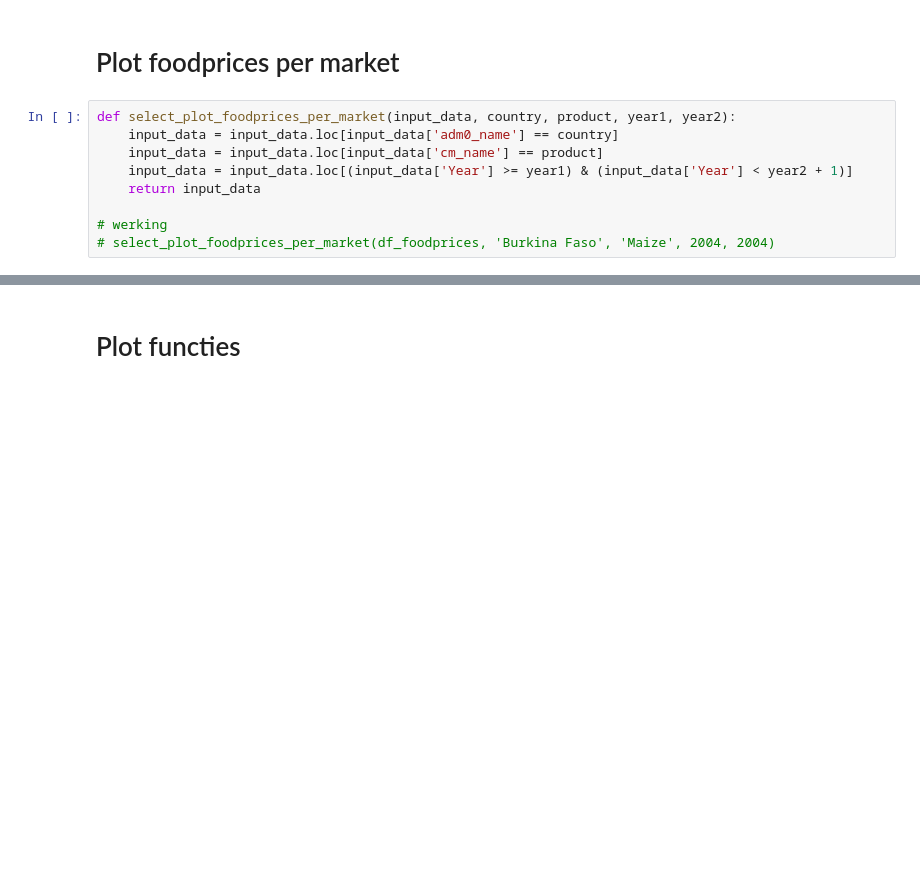
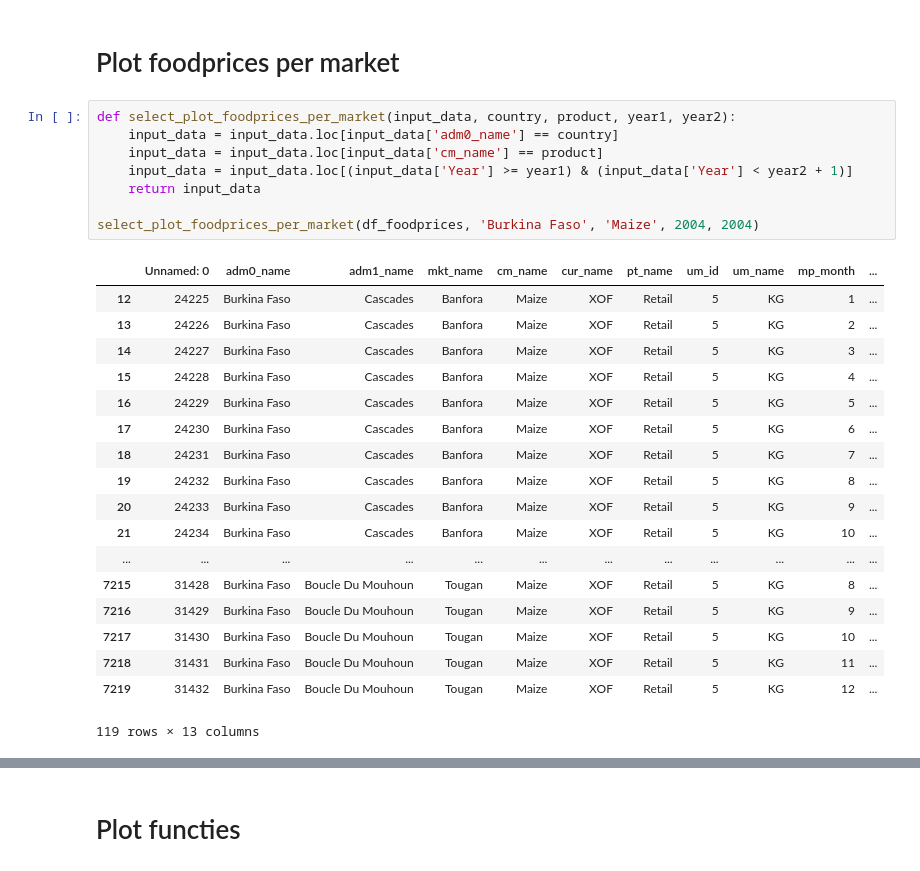
Before and after one commit to Take2001/DataProcessing, a Jupyter notebook: helpfiles/functies_voor_selectief_plotten.ipynb, the cells around one changed output, grey strips where cells are left out. Cells and saved outputs as stored; diff of their text form; blank space fills up the shorter version.

```diff
--- a/helpfiles/functies_voor_selectief_plotten.ipynb
+++ b/helpfiles/functies_voor_selectief_plotten.ipynb
@@ -93,10 +136,28 @@ def select_plot_temperature_and_precipitation(input_data, country, year1, year2)
 # %%
 def select_plot_foodprices_per_market(input_data, country, product, year1, year2):
     input_data = input_data.loc[input_data['adm0_name'] == country]
     input_data = input_data.loc[input_data['cm_name'] == product]
     input_data = input_data.loc[(input_data['Year'] >= year1) & (input_data['Year'] < year2 + 1)]
     return input_data
 
-# werking
-# select_plot_foodprices_per_market(df_foodprices, 'Burkina Faso', 'Maize', 2004, 2004)
+select_plot_foodprices_per_market(df_foodprices, 'Burkina Faso', 'Maize', 2004, 2004)
+# %% [output]
+|  | Unnamed: 0 | adm0_name | adm1_name | mkt_name | cm_name | cur_name | pt_name | um_id | um_name | mp_month | ... |
+| 12 | 24225 | Burkina Faso | Cascades | Banfora | Maize | XOF | Retail | 5 | KG | 1 | ... |
+| 13 | 24226 | Burkina Faso | Cascades | Banfora | Maize | XOF | Retail | 5 | KG | 2 | ... |
+| 14 | 24227 | Burkina Faso | Cascades | Banfora | Maize | XOF | Retail | 5 | KG | 3 | ... |
+| 15 | 24228 | Burkina Faso | Cascades | Banfora | Maize | XOF | Retail | 5 | KG | 4 | ... |
+| 16 | 24229 | Burkina Faso | Cascades | Banfora | Maize | XOF | Retail | 5 | KG | 5 | ... |
+| 17 | 24230 | Burkina Faso | Cascades | Banfora | Maize | XOF | Retail | 5 | KG | 6 | ... |
+| 18 | 24231 | Burkina Faso | Cascades | Banfora | Maize | XOF | Retail | 5 | KG | 7 | ... |
+| 19 | 24232 | Burkina Faso | Cascades | Banfora | Maize | XOF | Retail | 5 | KG | 8 | ... |
+| 20 | 24233 | Burkina Faso | Cascades | Banfora | Maize | XOF | Retail | 5 | KG | 9 | ... |
+| 21 | 24234 | Burkina Faso | Cascades | Banfora | Maize | XOF | Retail | 5 | KG | 10 | ... |
+| ... | ... | ... | ... | ... | ... | ... | ... | ... | ... | ... | ... |
+| 7215 | 31428 | Burkina Faso | Boucle Du Mouhoun | Tougan | Maize | XOF | Retail | 5 | KG | 8 | ... |
+| 7216 | 31429 | Burkina Faso | Boucle Du Mouhoun | Tougan | Maize | XOF | Retail | 5 | KG | 9 | ... |
+| 7217 | 31430 | Burkina Faso | Boucle Du Mouhoun | Tougan | Maize | XOF | Retail | 5 | KG | 10 | ... |
+| 7218 | 31431 | Burkina Faso | Boucle Du Mouhoun | Tougan | Maize | XOF | Retail | 5 | KG | 11 | ... |
+| 7219 | 31432 | Burkina Faso | Boucle Du Mouhoun | Tougan | Maize | XOF | Retail | 5 | KG | 12 | ... |
+119 rows × 13 columns
 # %%
```
Also changed, not shown: parts of 12 cells of this notebook, 7 other files.
